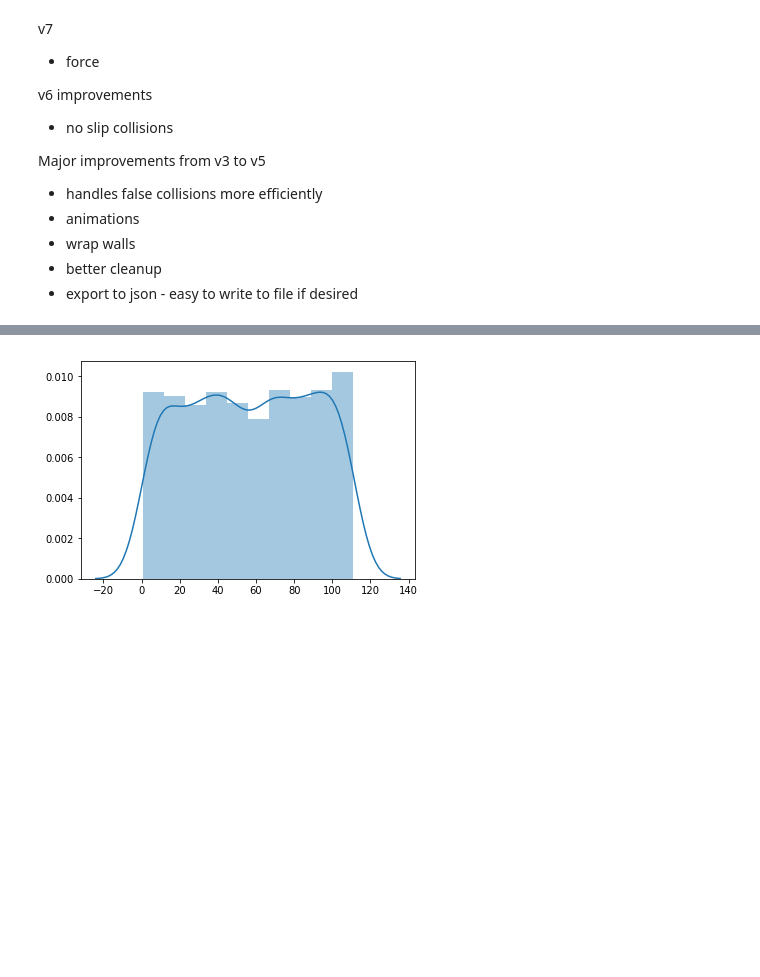
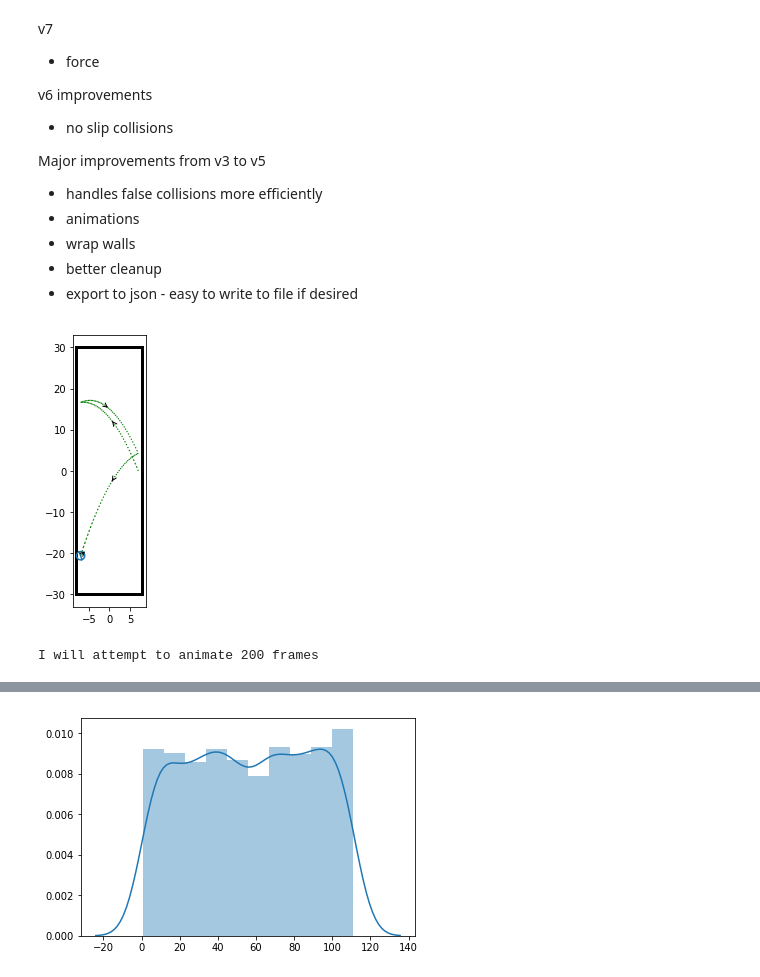
Before and after one commit to npetela/REU_2019, a Jupyter notebook: main_v7.ipynb, the cells around one changed output, grey strips where cells are left out. Drawn from its saved outputs; the diff is of its cells as text; code cells hidden in the pictures; blank space fills up the shorter version.

```diff
--- a/main_v7.ipynb
+++ b/main_v7.ipynb
@@ -928,0 +946,65 @@ def animate(part, movie_time=5, frame_rate=40, show_trails=True, save=True, embe
+# %%
+## Force
+np.seterr(all='raise')  # stops program when "warnings" occur.  Default is to continue, but this option makes debugging easier
+np.random.seed(5)  # produces the same thing every thing - easier for debugging
+
+steps = 100
+dim = 2
+
+channel_radius = 8
+channel_length = 30
+
+
+######### Make particle #########
+part = Particle(radius=1.0, force = [0.0, -3.0], save=True)
+
+
+######### Make walls #########
+Walls = []
+
+new_wall = FlatWall(base=[channel_radius,0], normal=[1,0], radius=channel_length, collision_law='no_slip')
+Walls.append(new_wall)
+
+
+new_wall = FlatWall(base=[-channel_radius,0], normal=[-1,0], radius=channel_length, collision_law='no_slip')
+Walls.append(new_wall)
+
+
+new_wall = FlatWall(base=[0,channel_length], normal=[0,1], radius=channel_radius, collision_law='wrap',
+                    wrap_wall_idx=3, hard=False, flip_pos=True, flip_vel=True)
+Walls.append(new_wall)
+
+
+new_wall = FlatWall(base=[0,-channel_length], normal=[0,-1], radius=channel_radius, collision_law='wrap',
+                    wrap_wall_idx=2, hard=False, flip_pos=True, flip_vel=True)
+Walls.append(new_wall)
+
+
+# scatterer_radius = 4
+# new_wall = SphereWall(base=[0.0, 0.0], radius=scatterer_radius, max_polar_angle = np.pi, outside=True,
+#                       north=[0,-1], collision_law='no_slip')
+# Walls.append(new_wall)
+
+
+######### Initialize Particle #########
+start_wall_idx = 0
+part.wall_idx = start_wall_idx
+start_wall = Walls[start_wall_idx]
+part.pos = start_wall.base - start_wall.normal * part.radius
+part.vel = np.array([-4.0, 10.0])
+part.spin = 2.0
+
+
+######### Run it #########
+run(part, Walls)
+
+
+######### Draw history #########
+ax = draw(part, step_count=3)
+plt.show()
+
+######### Animate #########
+%time part, anim = animate(part, movie_time=5, show_trails=True, save=True)
+# %% [output]
+[figure, added]
+I will attempt to animate 200 frames
```
Also changed, not shown: parts of 12 cells of this notebook.
